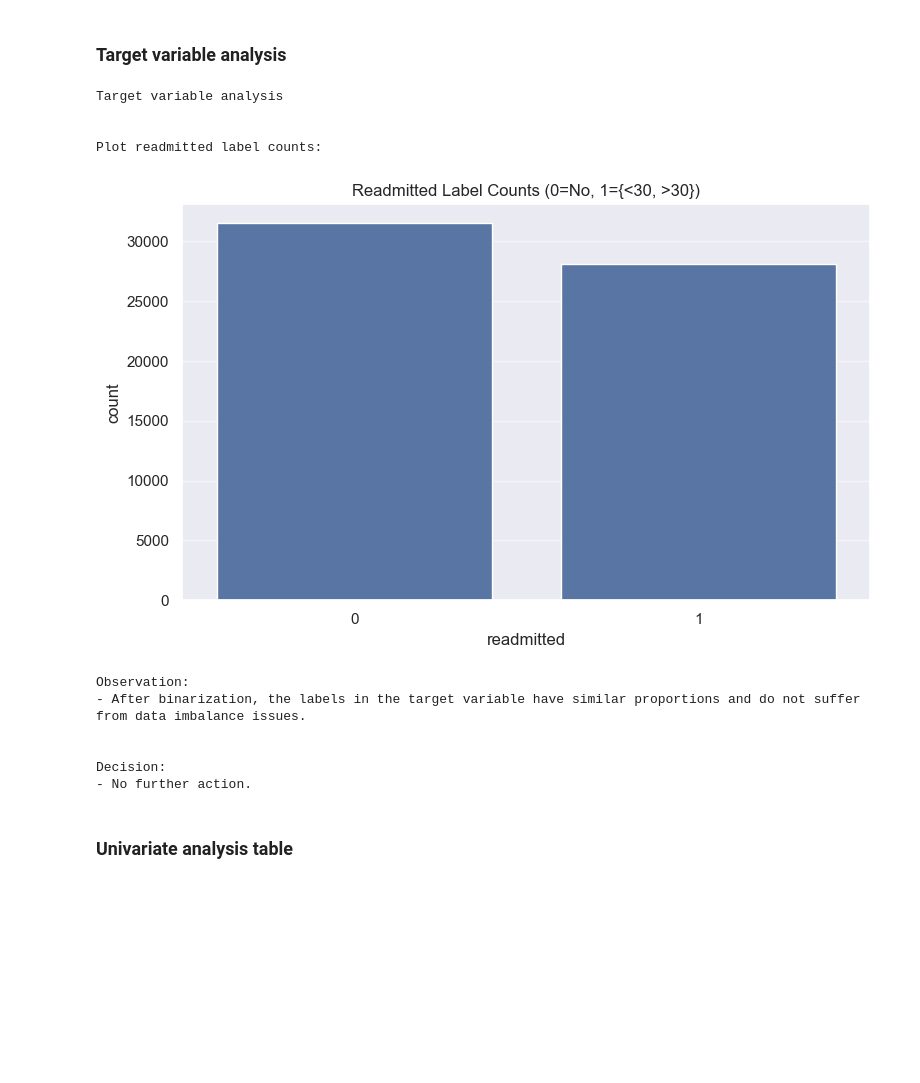
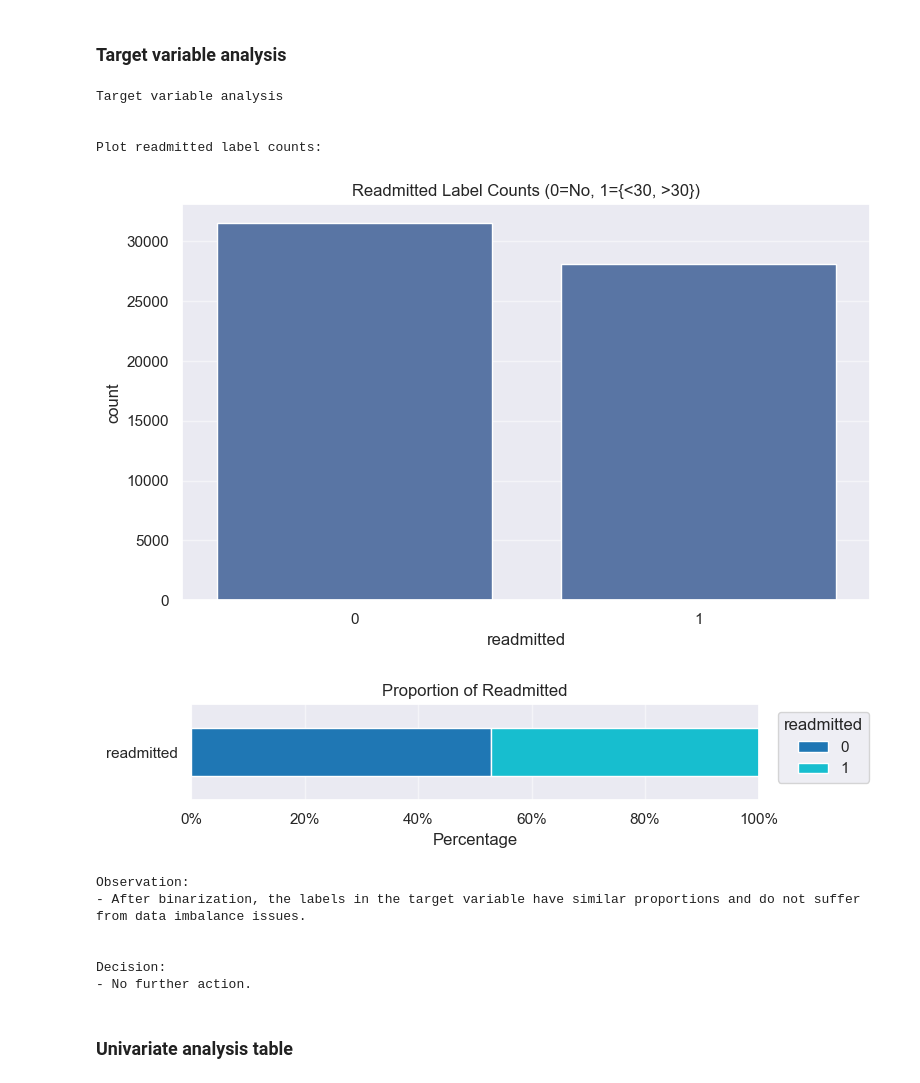
Before and after one commit to wip-0/ds207_final_project, a Jupyter notebook: notebook/eda_wai.ipynb, the cells around one changed output. Cells and saved outputs as stored; diff of their text form; code cells hidden in the pictures; blank space fills up the shorter version.

```diff
--- a/notebook/eda_wai.ipynb
+++ b/notebook/eda_wai.ipynb
@@ -54,27 +54,49 @@ Note: In data splitting. with duplicated patient numbers, the splitting needs to
 # %%
 print('Target variable analysis')
 print('\n')
 
 print('Plot readmitted label counts:')
 fig = plt.figure(figsize=(8, 5))
 plot = sns.barplot(y_train.value_counts().reset_index(), x='readmitted', y='count')
 plot.set_title('Readmitted Label Counts (0=No, 1={<30, >30})')
 plt.tight_layout()
 plt.show()
 print('\n')
 
+fig, ax = plt.subplots(figsize=(8, 2))
+df_y_proportion = y_train.apply(lambda col: col.value_counts(normalize=True)).T
+plot = df_y_proportion.plot(
+    kind='barh',
+    stacked=True,
+    width=0.5,
+    colormap='tab10',
+    ax=ax
+)
+plot.set_xlim(0, 1)
+plot.xaxis.set_major_formatter(PercentFormatter(xmax=1))
+plot.set(
+    title='Proportion of Readmitted',
+    xlabel='Percentage',
+    ylabel=''
+)
+ax.legend(title='readmitted', bbox_to_anchor=(1.02, 1), loc='upper left')
+plt.tight_layout()
+plt.show()
+print('\n')
+
 print('Observation:')
 print('- After binarization, the labels in the target variable have similar proportions and do not suffer from data imbalance issues.')
 print('\n')
 
 print('Decision:')
 print('- No further action.')
 # %% [output]
 Target variable analysis
 
 
 Plot readmitted label counts:
 [figure]
+[figure, added]
 Observation:
 - After binarization, the labels in the target variable have similar proportions and do not suffer from data imbalance issues.
 
```
Also changed, not shown: 8 other files.
